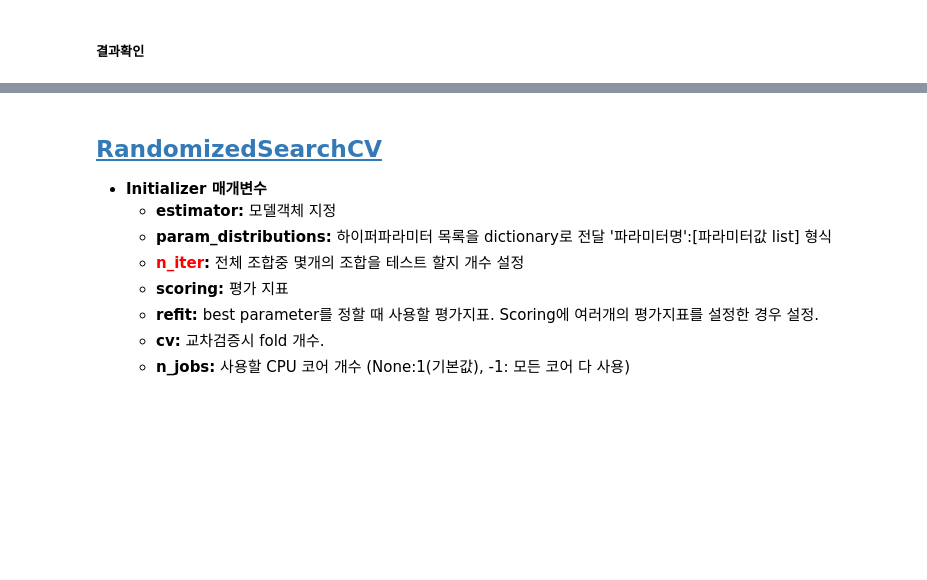
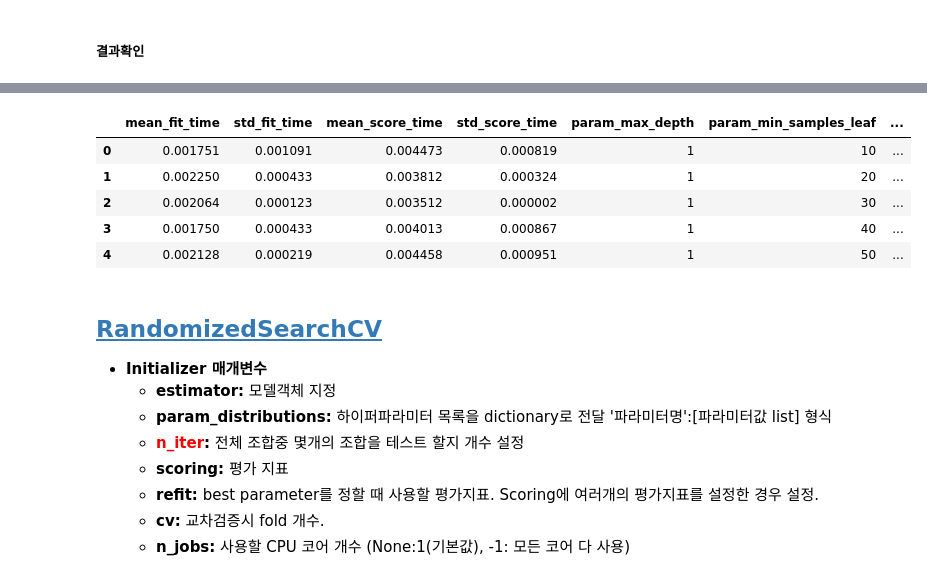
Before and after one commit to kgmyhGit/SKN06, a Jupyter notebook: 08_machine_learning/06_과적합_일반화_그리드서치_파이프라인.ipynb, the cells around one changed output, grey strips where cells are left out. Drawn from its saved outputs; the diff is of its cells as text; code cells hidden in the pictures; blank space fills up the shorter version.

```diff
--- a/08_machine_learning/06_과적합_일반화_그리드서치_파이프라인.ipynb
+++ b/08_machine_learning/06_과적합_일반화_그리드서치_파이프라인.ipynb
@@ -295,6 +460,13 @@ result_df2.columns
 # %%
 pd.options.display.max_columns=30
-result_df2.sort_values(["rank_test_accuracy", "rank_test_recall"]).head()
+result_df2.sort_values(["rank_test_recall", "rank_test_accuracy"]).head()
+# %% [output]
+|  | mean_fit_time | std_fit_time | mean_score_time | std_score_time | param_max_depth | param_min_samples_leaf | ... |
+| 0 | 0.001751 | 0.001091 | 0.004473 | 0.000819 | 1 | 10 | ... |
+| 1 | 0.002250 | 0.000433 | 0.003812 | 0.000324 | 1 | 20 | ... |
+| 2 | 0.002064 | 0.000123 | 0.003512 | 0.000002 | 1 | 30 | ... |
+| 3 | 0.001750 | 0.000433 | 0.004013 | 0.000867 | 1 | 40 | ... |
+| 4 | 0.002128 | 0.000219 | 0.004458 | 0.000951 | 1 | 50 | ... |
 # %% [markdown]
 ## [RandomizedSearchCV](https://scikit-learn.org/stable/modules/generated/sklearn.model_selection.RandomizedSearchCV.html)
 - **Initializer 매개변수**
```
Also changed, not shown: parts of 64 cells of this notebook, 2 other files.
